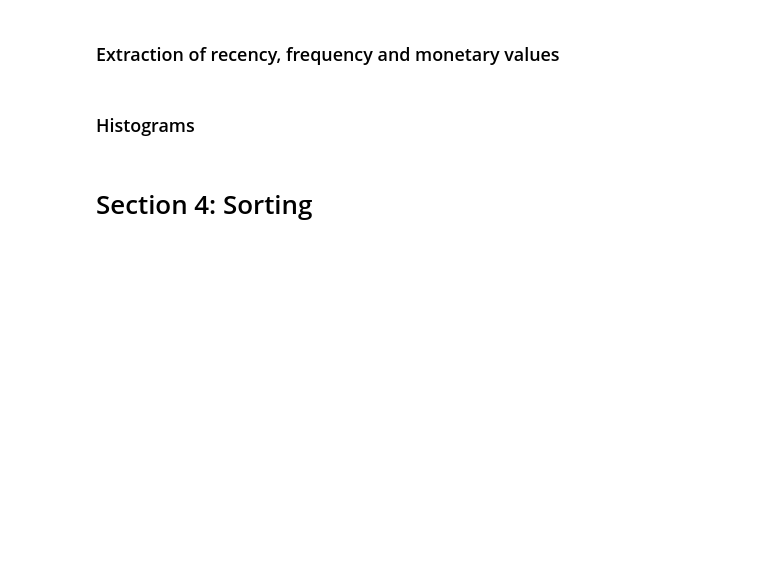
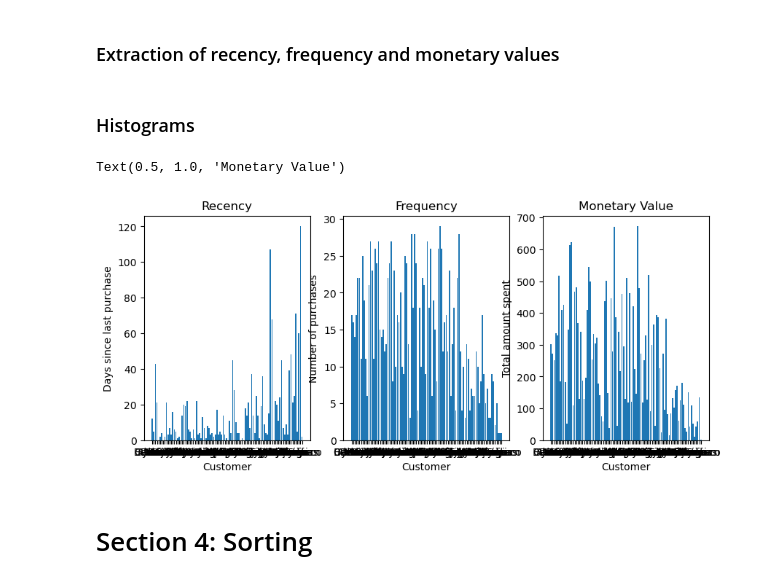
Before and after one commit to goncasfausto04/Goncas-Repository, a Jupyter notebook: Computation2/Projecto G21/project_computation2.ipynb, the cells around one changed output. Cells and saved outputs as stored; diff of their text form; code cells hidden in the pictures; blank space fills up the shorter version.

```diff
--- a/Computation2/Projecto G21/project_computation2.ipynb
+++ b/Computation2/Projecto G21/project_computation2.ipynb
@@ -138,5 +144,30 @@ for data in dataset:
 # %% [markdown]
 ### Histograms
+# %%
+# Plotting recency
+plt.figure(figsize=(10, 4))
+plt.subplot(1, 3, 1)
+plt.bar(recency.keys(), recency.values())
+plt.xlabel('Customer')
+plt.ylabel('Days since last purchase')
+plt.title('Recency')
+
+# Plotting frequency
+plt.subplot(1, 3, 2)
+plt.bar(frequency.keys(), frequency.values())
+plt.xlabel('Customer')
+plt.ylabel('Number of purchases')
+plt.title('Frequency')
+
+# Plotting monetary_value
+plt.subplot(1, 3, 3)
+plt.bar(monetary_value.keys(), monetary_value.values())
+plt.xlabel('Customer')
+plt.ylabel('Total amount spent')
+plt.title('Monetary Value')
+# %% [output]
+Text(0.5, 1.0, 'Monetary Value')
+[figure, added]
 # %% [markdown]
 # Section 4: Sorting
 # %% [markdown]
```
Also changed, not shown: parts of 2 cells of this notebook.
